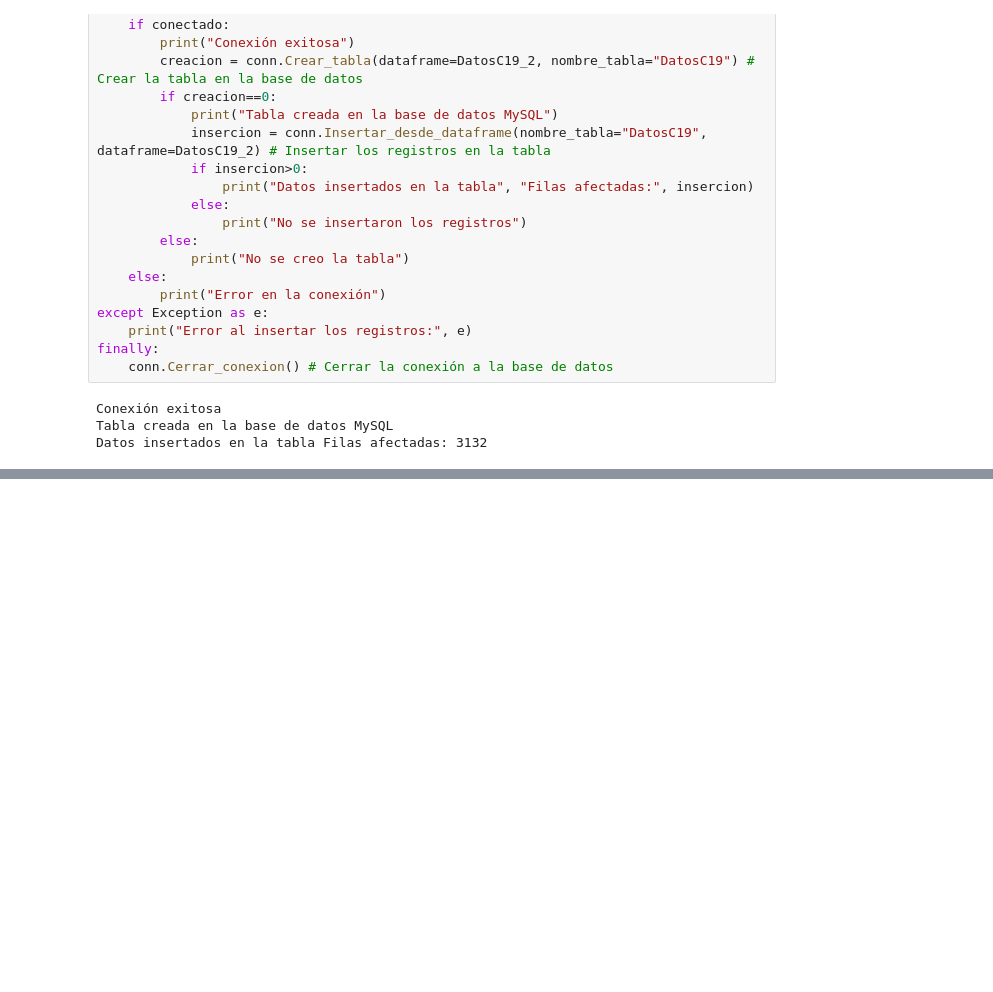
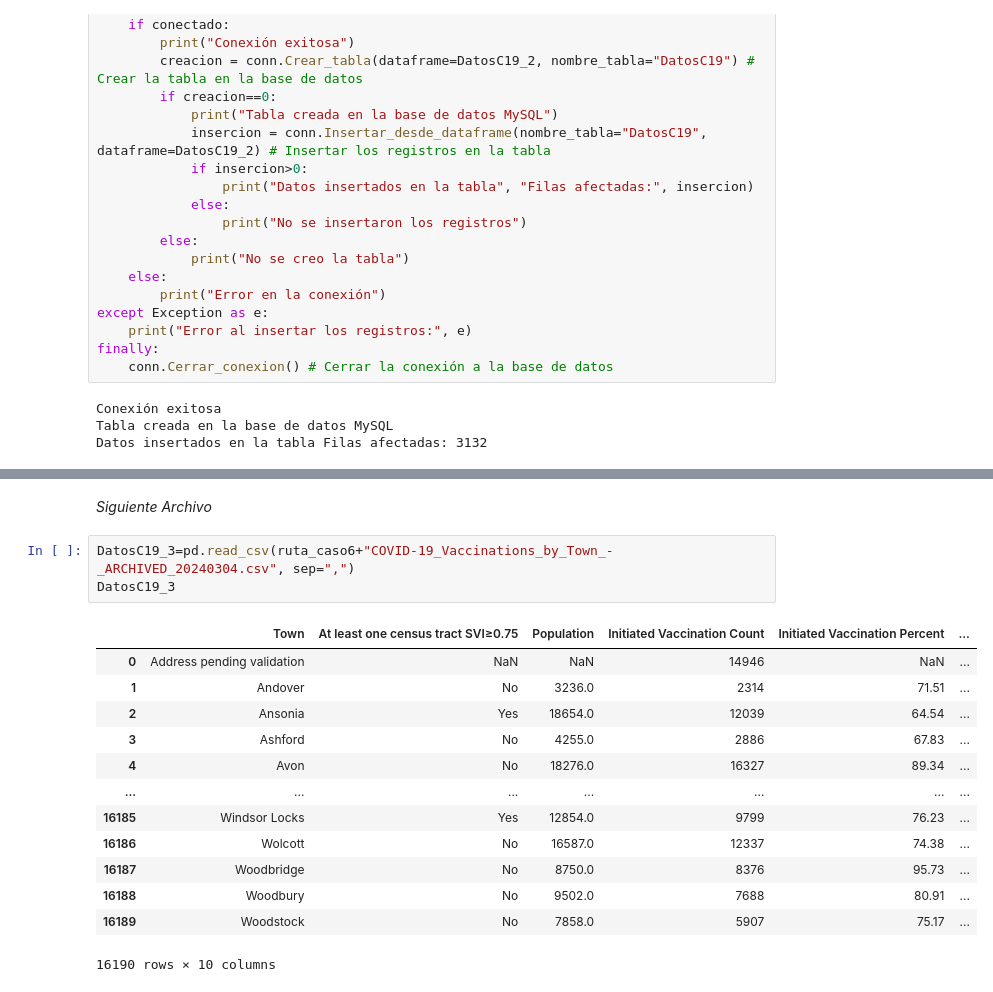
Before and after one commit to Alejo-P/Proyecto-final-AD, a Jupyter notebook: ScriptMarcelo.ipynb, the cells around one changed output, grey strips where cells are left out. Drawn from its saved outputs; the diff is of its cells as text; blank space fills up the shorter version.

```diff
--- a/ScriptMarcelo.ipynb
+++ b/ScriptMarcelo.ipynb
@@ -511,0 +508,19 @@ DatosC19_2.to_csv(ruta_guardado_caso6+"CasosCOVID.csv",index=False, encoding="ut
+# %% [markdown]
+_Siguiente Archivo_
+# %%
+DatosC19_3=pd.read_csv(ruta_caso6+"COVID-19_Vaccinations_by_Town_-_ARCHIVED_20240304.csv", sep=",")
+DatosC19_3
+# %% [output]
+|  | Town | At least one census tract SVI≥0.75 | Population | Initiated Vaccination Count | Initiated Vaccination Percent | ... |
+| 0 | Address pending validation | NaN | NaN | 14946 | NaN | ... |
+| 1 | Andover | No | 3236.0 | 2314 | 71.51 | ... |
+| 2 | Ansonia | Yes | 18654.0 | 12039 | 64.54 | ... |
+| 3 | Ashford | No | 4255.0 | 2886 | 67.83 | ... |
+| 4 | Avon | No | 18276.0 | 16327 | 89.34 | ... |
+| ... | ... | ... | ... | ... | ... | ... |
+| 16185 | Windsor Locks | Yes | 12854.0 | 9799 | 76.23 | ... |
+| 16186 | Wolcott | No | 16587.0 | 12337 | 74.38 | ... |
+| 16187 | Woodbridge | No | 8750.0 | 8376 | 95.73 | ... |
+| 16188 | Woodbury | No | 9502.0 | 7688 | 80.91 | ... |
+| 16189 | Woodstock | No | 7858.0 | 5907 | 75.17 | ... |
+16190 rows × 10 columns
```
Also changed, not shown: parts of 9 cells of this notebook, 3 other files.
